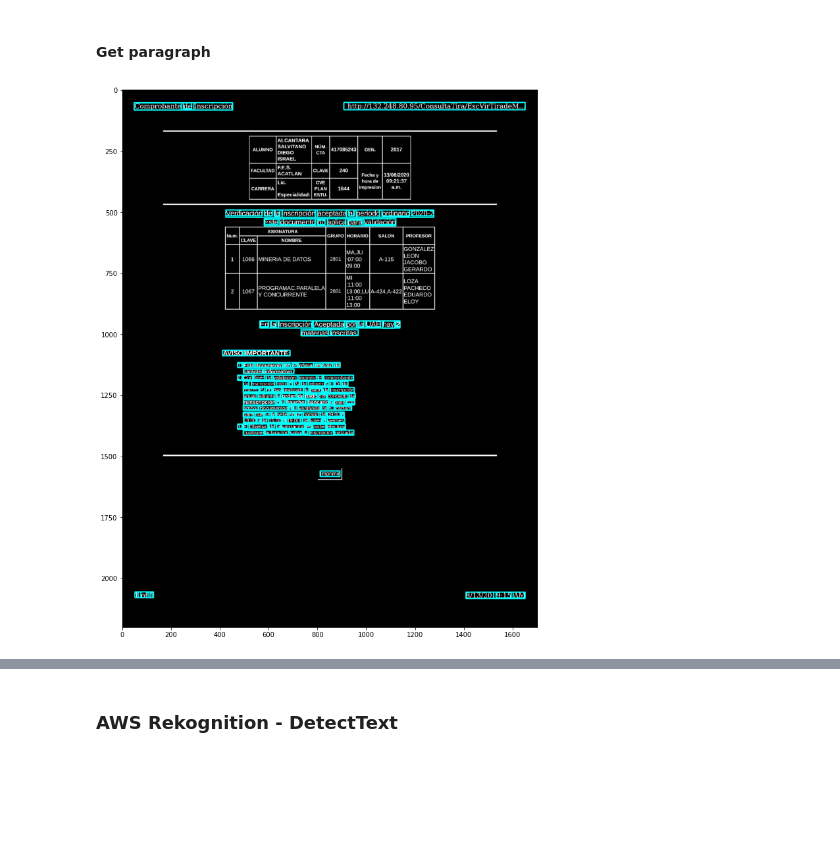
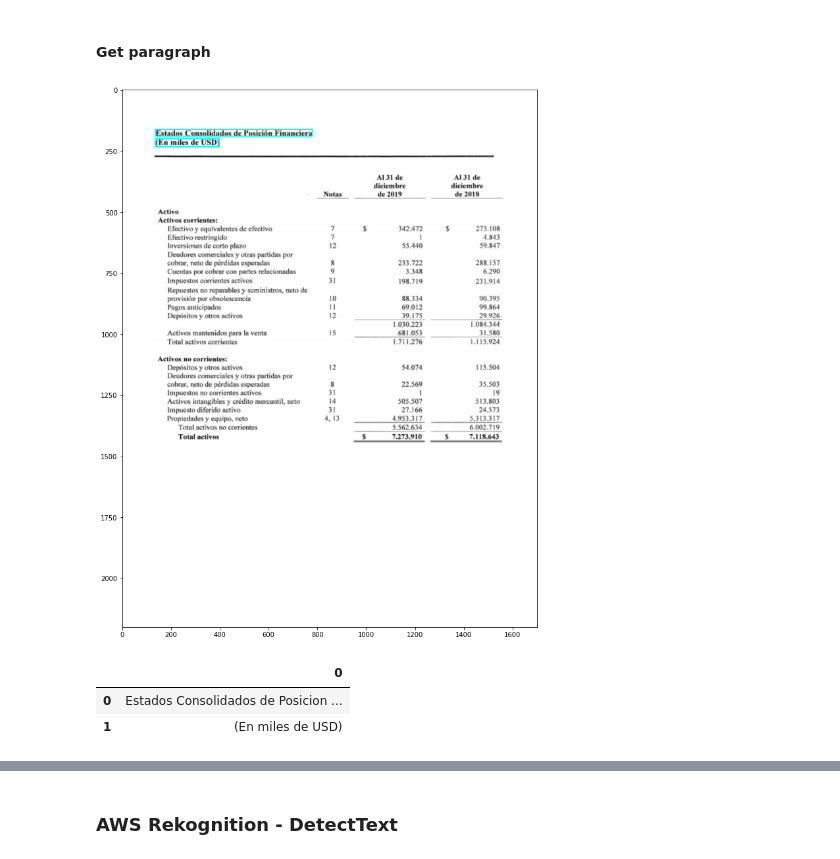
Before and after one commit to diegoias12/BBVA-Hackathon-2020---Interpretador-inteligente, a Jupyter notebook: text_detection.ipynb, the cells around one changed output, grey strips where cells are left out. Cells and saved outputs as stored; diff of their text form; code cells hidden in the pictures; blank space fills up the shorter version.

Commit message:
Get lines

```diff
--- a/text_detection.ipynb
+++ b/text_detection.ipynb
@@ -70,10 +70,11 @@ def plot_image_bounding_boxes(file_path, bounding_boxes, block_types=None, text=
 ### Image preprocessing
 # %%
 def image_preprocessing(file_path, plot=False):
+    return
     image = cv2.imread(file_path, cv2.IMREAD_COLOR)
     gray_image = cv2.cvtColor(image, cv2.COLOR_BGR2GRAY)
     gray_image = cv2.bitwise_not(gray_image)
-    ret, binary_image = cv2.threshold(gray_image, 100, 255, cv2.THRESH_BINARY)
+    ret, binary_image = cv2.threshold(gray_image, 32, 255, cv2.THRESH_BINARY)
 
     image = binary_image.copy()
     Image.fromarray(image).save(file_path)
@@ -92,7 +93,7 @@ bucket_files = [x['Key'] for x in bucket_files][1:]
 
 # file_path = select_random_sample_from_list(bucket_files)
 # imagefile = 'resume_Alcantara_Diego.pdf'
-imagefile = 'mozilla.pdf'
+imagefile = 'Doc3.pdf'
 file_path = os.path.join('images', imagefile)
 if imagefile not in os.listdir('images'):
     boto3.client('s3').download_file(
@@ -182,6 +183,8 @@ analyze_document['Father_id'] = get_father_ids(analyze_document['Relationship_id
 analyze_document['Bounding_box'] = analyze_document['Geometry'].map(lambda x: tuple(x['BoundingBox'].values()))
 analyze_document.drop('Geometry', axis=1, inplace=True)
 
+analyze_document['Text'] = analyze_document['Text'].fillna('')
+
 # Plot image and bounding boxes
 plot_image_bounding_boxes(file_path, analyze_document['Bounding_box'], list(analyze_document['BlockType']))
 # %% [output]
@@ -250,15 +262,54 @@ df_tables
 # %%
 # Select line and word block type rows that do not belong to a table
 paragraph_content = []
 for table_bounding_box in table_bounding_boxes:
     paragraph_content.append(are_boxes_inside_box(list(line_word_bounding_boxes), table_bounding_box))
-selected_paragrahs = paragraph_content[0]
+selected_paragraphs = paragraph_content[0]
 for paragraph in paragraph_content[1:]:
-    selected_paragrahs = [not(selected_paragrahs[idx] or paragraph[idx]) for idx in range(len(selected_paragrahs))]
+    selected_paragraphs = [not(selected_paragraphs[idx] or paragraph[idx]) for idx in range(len(selected_paragraphs))]
+if len(paragraph_content) == 1:
+    selected_paragraphs = [not a for a in selected_paragraphs]
 
-plot_image_bounding_boxes(file_path, line_word_bounding_boxes.iloc[selected_paragrahs])
+# Remove duplicate bounding boxes
+text_indexes = line_word_bounding_boxes.iloc[selected_paragraphs].index
+paragraph_content = analyze_document.iloc[text_indexes]
+paragraph_content = analyze_document.iloc[paragraph_content.Father_id.map(lambda x: x[0] in paragraph_content.index).index]
+paragraph_content = paragraph_content[['Text', 'Bounding_box']]
+paragraph_content = paragraph_content.iloc[
+    [not(is_box_inside_any_box(bounding_box, paragraph_content['Bounding_box'])) for bounding_box in paragraph_content['Bounding_box']]
+]
+paragraph_content.reset_index(drop=True, inplace=True)
+
+plot_image_bounding_boxes(file_path, paragraph_content['Bounding_box'])
 # %% [output]
-[figure, old version]
+[figure, new version]
+# %%
+lines_idx = []
+line = [paragraph_content['Bounding_box'][0]]
+line_idx = [0]
+x_coordinate = line[0][3]
+tolerance = line[0][1] / 2.0
+for index, bounding_box in enumerate(paragraph_content['Bounding_box'][1:]):
+    if np.abs(x_coordinate - bounding_box[3]) < tolerance:
+        line.append(bounding_box)
+        line_idx.append(index+1)
+    else:
+        lines_idx.append(line_idx)
+        line = [bounding_box]
+        line_idx = [index+1]
+        x_coordinate = line[0][3]
+        tolerance = line[0][1] / 2.0
+lines_idx.append(line_idx)
+
+lines_text = []
+for line_idx in lines_idx:
+    lines_text.append([paragraph_content['Text'][idx] for idx in line_idx])
+lines_text = pd.DataFrame(lines_text)
+lines_text
+# %% [output]
+|  | 0 |
+| 0 | Estados Consolidados de Posicion ... |
+| 1 | (En miles de USD) |
 # %%
 def is_point_inside_box(point, box):
     if box[2] <= point[0] and point[0] <= box[2] + box[0]:
```
Also changed, not shown: parts of 7 cells of this notebook.
